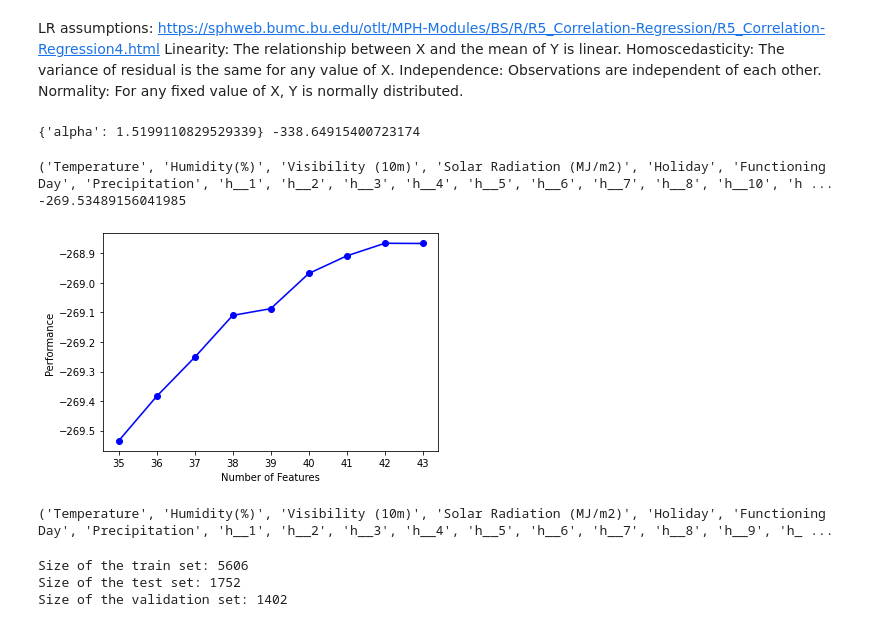
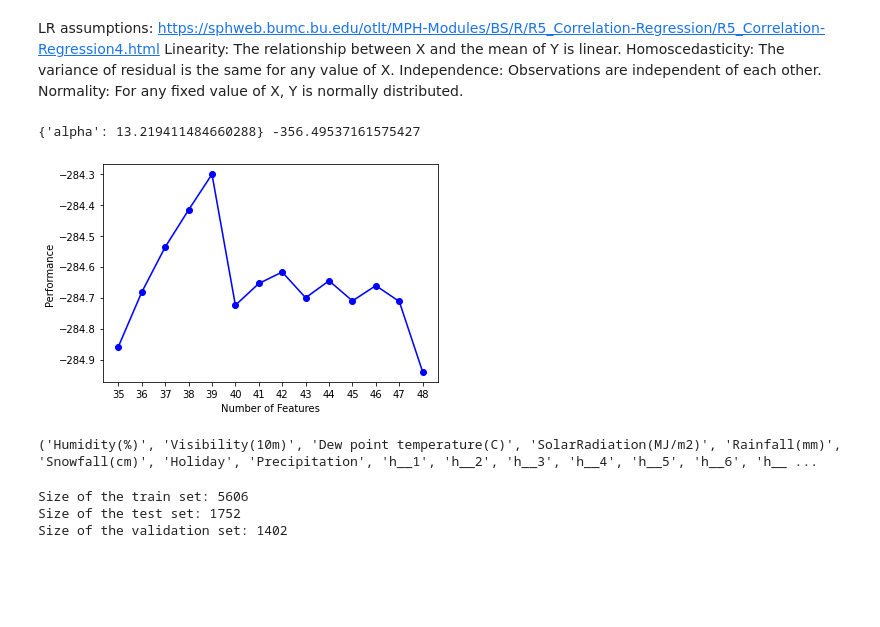
Before and after one commit to R0go/Bikes, a Jupyter notebook: Bikes_project.ipynb, the cells around one changed output. Saved outputs shown, nothing was run; the diff lists cells and outputs as text; code cells hidden in the pictures; blank space fills up the shorter version.

Commit message:
rephrased the comments, removed obsolete code

```diff
--- a/Bikes_project.ipynb
+++ b/Bikes_project.ipynb
@@ -432,7 +430,10 @@ bikes_df_testing = bikes_df.drop(columns=['Rainfall(mm)', 'Snowfall (cm)', 'Seas
 We measured linear correlation between features. With mutual_info_regression method we can check other types of correlation.
 # %%
 #selecting features
-features = bikes_df_testing.drop(columns = ['RentedBikeCount', 'Date'])
+#removing obsolete features
+#Snowfall and Rainfall columns are now obsolete due to Precipitation feature
+#removing also Seasons and Dew point tempterature as they are correlated to other features (Month and Temperature respectively)
+features = bikes_df_testing.drop(columns = ['RentedBikeCount', 'Date','Rainfall(mm)', 'Snowfall(cm)', 'Seasons', 'Dew point temperature(C)'])
 #encoding categorical features
 le = LabelEncoder()
 features['Hour'] = le.fit_transform(features['Hour'])
@@ -490,9 +490,10 @@ Using filter methods for feature selection, we selected the following four featu
 #creating one-hot-encoded data for categorical data
 hours_ohe = pd.get_dummies(bikes_df_testing.Hour, drop_first=True, prefix='h_')
 months_ohe = pd.get_dummies(bikes_df_testing.Month, drop_first=True)
+season_ohe = pd.get_dummies(bikes_df_testing.Seasons, drop_first=True)
 bikes_df_testing = bikes_df_testing.join(hours_ohe)
 bikes_df_testing = bikes_df_testing.join(months_ohe)
-
+bikes_df_testing = bikes_df_testing.join(season_ohe)
 #checking columns
 print(bikes_df_testing.columns)
 # %% [output]
@@ -506,6 +508,6 @@ Index(['Date', 'RentedBikeCount', 'Hour', 'Temperature', 'Humidity(%)',
       dtype='object')
 # %%
-bikes_df_testing.drop(columns=['Date','Month','Hour'],inplace=True)
+bikes_df_testing.drop(columns=['Date','Month','Hour', 'Seasons'],inplace=True)
 bikes_df_testing.info()
 # %% [output]
 <class 'pandas.core.frame.DataFrame'>
@@ -544,7 +546,7 @@ Normality: For any fixed value of X, Y is normally distributed.
 #searching for the best alpha paramater for Lasso regularization
 alpha_array = np.logspace(-1, 2, 100)
 tuned_parameters = [{'alpha': alpha_array}]
-model = GridSearchCV(estimator = Lasso(), param_grid = tuned_parameters, scoring = 'neg_mean_absolute_error', cv = 5, return_train_score = True)
+model = GridSearchCV(estimator = Lasso(max_iter=2000), param_grid = tuned_parameters, scoring = 'neg_mean_absolute_error', cv = 5, return_train_score = True)
 model.fit(X, Y)
 test_scores = model.cv_results_['mean_test_score']
 train_scores = model.cv_results_['mean_train_score']
@@ -552,41 +554,39 @@ lasso_best_alpha = model.best_params_['alpha']
 
 print(model.best_params_, model.best_score_)
 # %% [output]
-{'alpha': 1.5199110829529339} -338.64915400723174
+{'alpha': 13.219411484660288} -356.49537161575427
 # %%
 #determining the best number of features for linear regression
 lr = LinearRegression()
 sfs = SFS(lr,
           k_features=35,
           forward=False,
-          floating=False,
+          floating=True,
           scoring='neg_mean_absolute_error',
           cv=0)
 sfs.fit(X, Y)
 
-# Print the chosen feature names
-print(sfs.subsets_[35]['feature_names'])
-# Print the accuracy of the model after sequential forward selection
-print(sfs.subsets_[35]['avg_score'])
-# Plot the model accuracy
+# # Print the chosen feature names
+# print(sfs.subsets_[35]['feature_names'])
+# # Print the accuracy of the model after sequential forward selection
+# print(sfs.subsets_[35]['avg_score'])
+# # Plot the model accuracy
 plot_sfs(sfs.get_metric_dict())
 plt.show()
 # %% [output]
-('Temperature', 'Humidity(%)', 'Visibility (10m)', 'Solar Radiation (MJ/m2)', 'Holiday', 'Functioning Day', 'Precipitation', 'h__1', 'h__2', 'h__3', 'h__4', 'h__5', 'h__6', 'h__7', 'h__8', 'h__10', 'h ...
--269.53489156041985
-[figure, old version]
+[figure, new version]
 # %%
 sfs = SFS(lr,
-          k_features=42,
+          k_features=39,
           forward=False,
-          floating=False,
+          floating=True,
           scoring='neg_mean_absolute_error',
           cv=0)
 sfs.fit(X, Y)
 
 # Print the chosen feature names
-print(sfs.subsets_[42]['feature_names'])
+print(sfs.subsets_[39]['feature_names'])
 # %% [output]
-('Temperature', 'Humidity(%)', 'Visibility (10m)', 'Solar Radiation (MJ/m2)', 'Holiday', 'Functioning Day', 'Precipitation', 'h__1', 'h__2', 'h__3', 'h__4', 'h__5', 'h__6', 'h__7', 'h__8', 'h__9', 'h_ ...
+('Humidity(%)', 'Visibility(10m)', 'Dew point temperature(C)', 'SolarRadiation(MJ/m2)', 'Rainfall(mm)', 'Snowfall(cm)', 'Holiday', 'Precipitation', 'h__1', 'h__2', 'h__3', 'h__4', 'h__5', 'h__6', 'h__ ...
 # %%
 #selecting features
```
Also changed, not shown: parts of 46 cells of this notebook.
